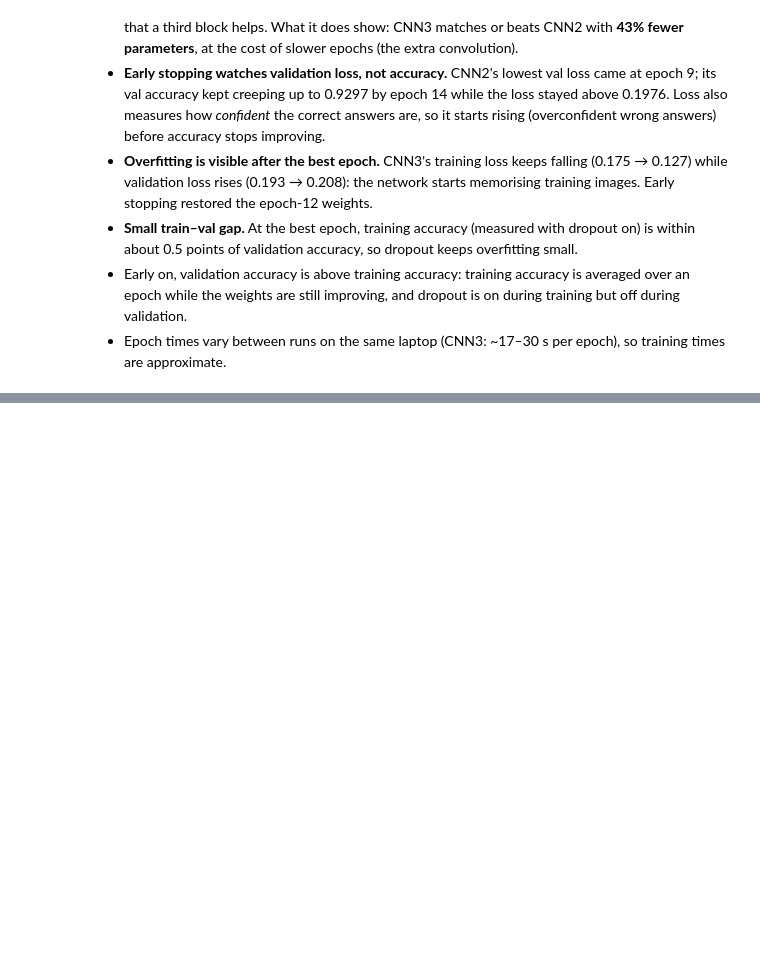
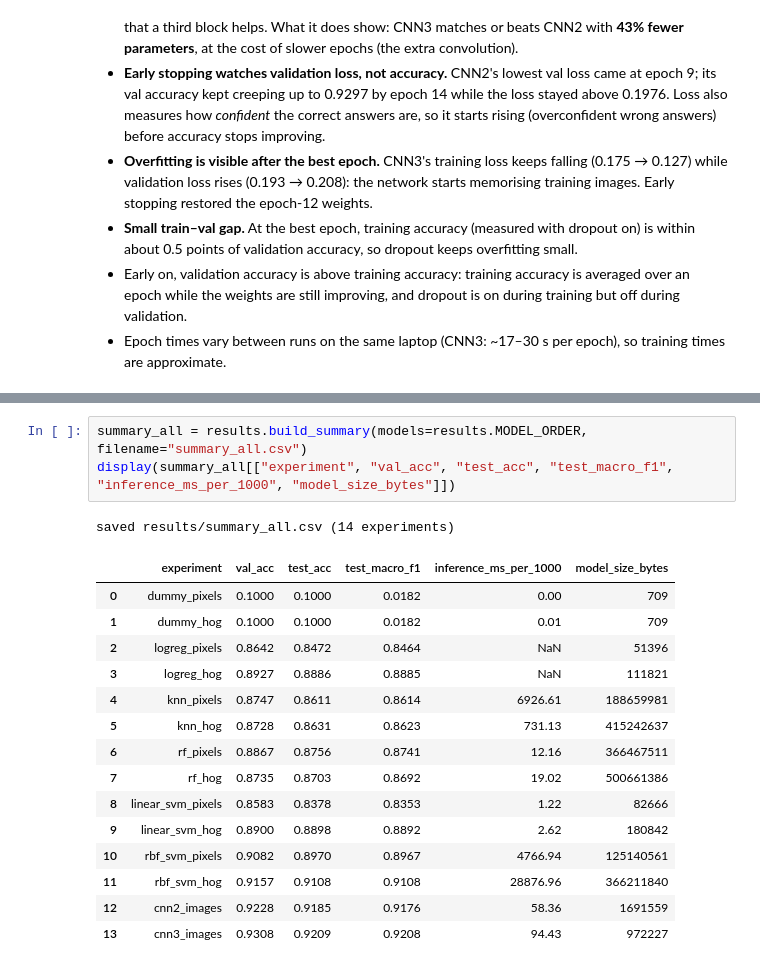
Before and after one commit to rajdeep-2004/fashion-image-classification-benchmark, a Jupyter notebook: notebooks/06_cnn_training.ipynb, the cells around one changed output, grey strips where cells are left out. Saved outputs shown, nothing was run; the diff lists cells and outputs as text; blank space fills up the shorter version.

Commit message:
feat(cnn): test evaluation of CNN2 and CNN3
One test run each after the validation choice: cnn3_images 0.9209, cnn2_images 0.9185. summary_all.csv has 14 rows; summary.csv unchanged.

```diff
--- a/notebooks/06_cnn_training.ipynb
+++ b/notebooks/06_cnn_training.ipynb
@@ -215,0 +250,20 @@ final CNN (chosen on validation): cnn3
+# %%
+summary_all = results.build_summary(models=results.MODEL_ORDER, filename="summary_all.csv")
+display(summary_all[["experiment", "val_acc", "test_acc", "test_macro_f1", "inference_ms_per_1000", "model_size_bytes"]])
+# %% [output]
+saved results/summary_all.csv (14 experiments)
+|  | experiment | val_acc | test_acc | test_macro_f1 | inference_ms_per_1000 | model_size_bytes |
+| 0 | dummy_pixels | 0.1000 | 0.1000 | 0.0182 | 0.00 | 709 |
+| 1 | dummy_hog | 0.1000 | 0.1000 | 0.0182 | 0.01 | 709 |
+| 2 | logreg_pixels | 0.8642 | 0.8472 | 0.8464 | NaN | 51396 |
+| 3 | logreg_hog | 0.8927 | 0.8886 | 0.8885 | NaN | 111821 |
+| 4 | knn_pixels | 0.8747 | 0.8611 | 0.8614 | 6926.61 | 188659981 |
+| 5 | knn_hog | 0.8728 | 0.8631 | 0.8623 | 731.13 | 415242637 |
+| 6 | rf_pixels | 0.8867 | 0.8756 | 0.8741 | 12.16 | 366467511 |
+| 7 | rf_hog | 0.8735 | 0.8703 | 0.8692 | 19.02 | 500661386 |
+| 8 | linear_svm_pixels | 0.8583 | 0.8378 | 0.8353 | 1.22 | 82666 |
+| 9 | linear_svm_hog | 0.8900 | 0.8898 | 0.8892 | 2.62 | 180842 |
+| 10 | rbf_svm_pixels | 0.9082 | 0.8970 | 0.8967 | 4766.94 | 125140561 |
+| 11 | rbf_svm_hog | 0.9157 | 0.9108 | 0.9108 | 28876.96 | 366211840 |
+| 12 | cnn2_images | 0.9228 | 0.9185 | 0.9176 | 58.36 | 1691559 |
+| 13 | cnn3_images | 0.9308 | 0.9209 | 0.9208 | 94.43 | 972227 |
```
Also changed, not shown: parts of 6 cells of this notebook, 5 other files.
